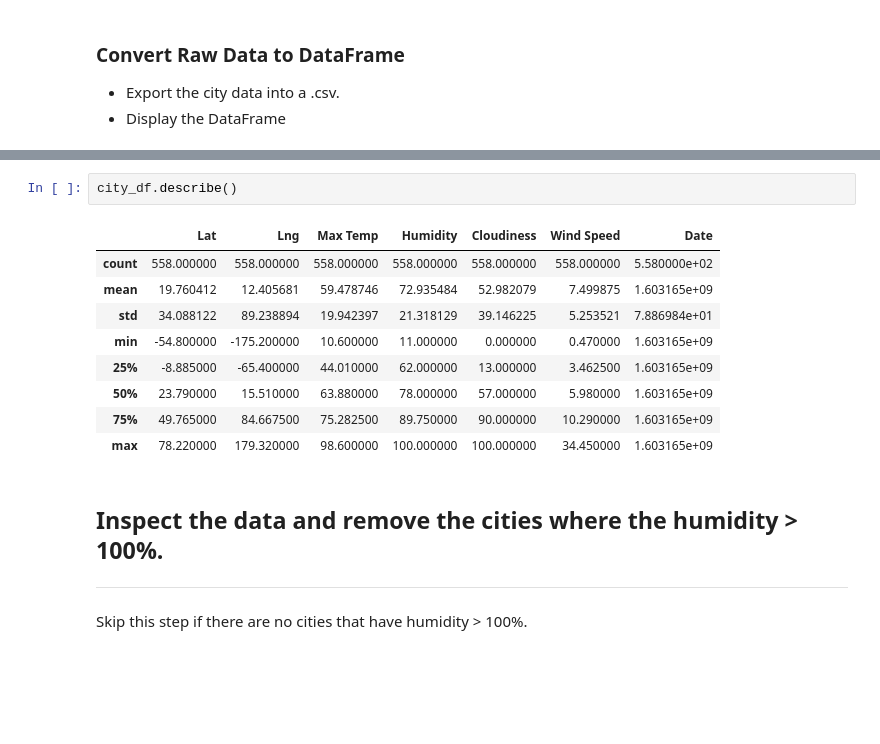
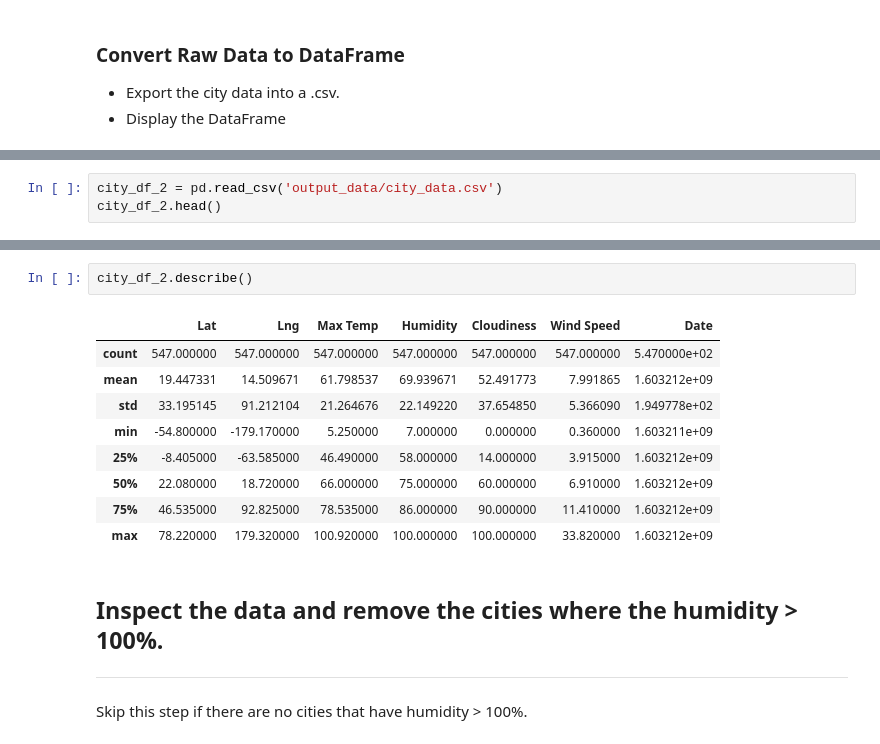
Before and after one commit to JohnShuford/Python-API-Challenge, a Jupyter notebook: WeatherPy/WeatherPy.ipynb, the cells around one changed output, grey strips where cells are left out. Saved outputs shown, nothing was run; the diff lists cells and outputs as text; blank space fills up the shorter version.

```diff
--- a/WeatherPy/WeatherPy.ipynb
+++ b/WeatherPy/WeatherPy.ipynb
@@ -144,0 +146,3 @@ city_df.head()
+# %%
+city_df_2 = pd.read_csv('output_data/city_data.csv')
+city_df_2.head()
@@ -145,15 +156,15 @@ city_df.head()
 # %%
-city_df.describe()
+city_df_2.describe()
 # %% [output]
 |  | Lat | Lng | Max Temp | Humidity | Cloudiness | Wind Speed | Date |
-| count | 558.000000 | 558.000000 | 558.000000 | 558.000000 | 558.000000 | 558.000000 | 5.580000e+02 |
-| mean | 19.760412 | 12.405681 | 59.478746 | 72.935484 | 52.982079 | 7.499875 | 1.603165e+09 |
-| std | 34.088122 | 89.238894 | 19.942397 | 21.318129 | 39.146225 | 5.253521 | 7.886984e+01 |
-| min | -54.800000 | -175.200000 | 10.600000 | 11.000000 | 0.000000 | 0.470000 | 1.603165e+09 |
-| 25% | -8.885000 | -65.400000 | 44.010000 | 62.000000 | 13.000000 | 3.462500 | 1.603165e+09 |
-| 50% | 23.790000 | 15.510000 | 63.880000 | 78.000000 | 57.000000 | 5.980000 | 1.603165e+09 |
-| 75% | 49.765000 | 84.667500 | 75.282500 | 89.750000 | 90.000000 | 10.290000 | 1.603165e+09 |
-| max | 78.220000 | 179.320000 | 98.600000 | 100.000000 | 100.000000 | 34.450000 | 1.603165e+09 |
+| count | 547.000000 | 547.000000 | 547.000000 | 547.000000 | 547.000000 | 547.000000 | 5.470000e+02 |
+| mean | 19.447331 | 14.509671 | 61.798537 | 69.939671 | 52.491773 | 7.991865 | 1.603212e+09 |
+| std | 33.195145 | 91.212104 | 21.264676 | 22.149220 | 37.654850 | 5.366090 | 1.949778e+02 |
+| min | -54.800000 | -179.170000 | 5.250000 | 7.000000 | 0.000000 | 0.360000 | 1.603211e+09 |
+| 25% | -8.405000 | -63.585000 | 46.490000 | 58.000000 | 14.000000 | 3.915000 | 1.603212e+09 |
+| 50% | 22.080000 | 18.720000 | 66.000000 | 75.000000 | 60.000000 | 6.910000 | 1.603212e+09 |
+| 75% | 46.535000 | 92.825000 | 78.535000 | 86.000000 | 90.000000 | 11.410000 | 1.603212e+09 |
+| max | 78.220000 | 179.320000 | 100.920000 | 100.000000 | 100.000000 | 33.820000 | 1.603212e+09 |
 # %% [markdown]
 ## Inspect the data and remove the cities where the humidity > 100%.
 ----
```
Also changed, not shown: parts of 8 cells of this notebook, 1 other file.
